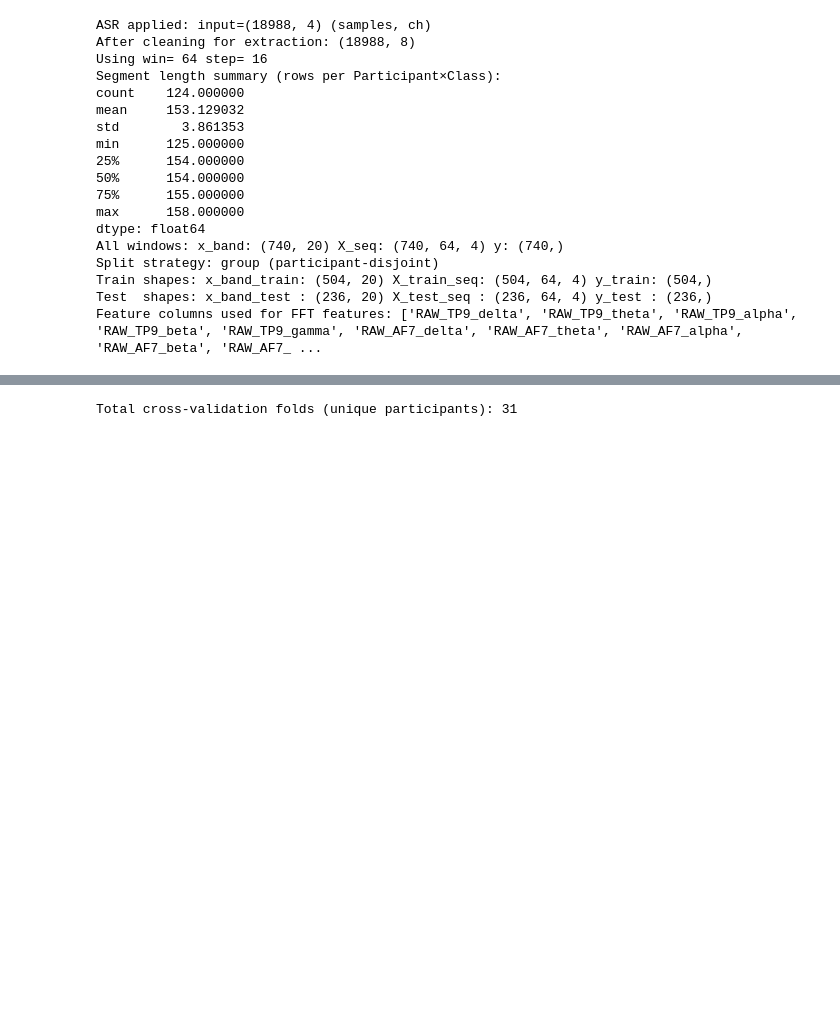
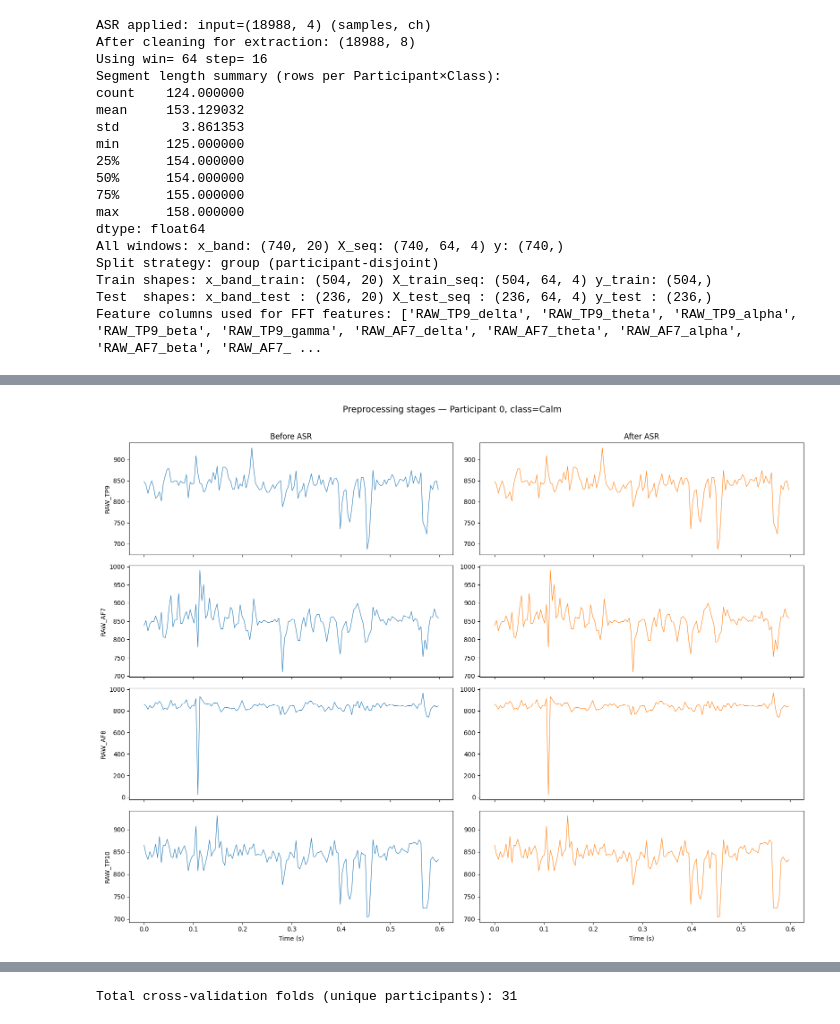
Before and after one commit to mushfique-tajwar/VR-EEG-Deep-Learning, a Jupyter notebook: code.ipynb, the cells around one changed output, grey strips where cells are left out. Cells and saved outputs as stored; diff of their text form; code cells hidden in the pictures; blank space fills up the shorter version.

Commit message:
Visualization

```diff
--- a/code.ipynb
+++ b/code.ipynb
@@ -672,0 +695,88 @@ Feature columns used for FFT features: ['RAW_TP9_delta', 'RAW_TP9_theta', 'RAW_T
+# %%
+# ── Capture intermediate preprocessing states on one example segment ──
+viz_pid, viz_cls = 0, 0
+g = csvfile[(csvfile['Participant_id'] == viz_pid) & (csvfile['Classification_id'] == viz_cls)]
+if g.empty:
+    g = csvfile.groupby(['Participant_id', 'Classification_id'], sort=False).first().reset_index()
+    viz_pid, viz_cls = int(g['Participant_id'].iloc[0]), int(g['Classification_id'].iloc[0])
+    g = csvfile[(csvfile['Participant_id'] == viz_pid) & (csvfile['Classification_id'] == viz_cls)]
+
+seg_raw = g[eeg_cols].replace('#NUM!', np.nan).apply(pd.to_numeric, errors='coerce')
+seg_clean = seg_raw.dropna().reset_index(drop=True)
+
+# ASR on this segment only (for visualization)
+raw_np = seg_clean.to_numpy(dtype=np.float64)
+if raw_np.shape[0] >= 2 * fs_hz:
+    try:
+        asr_viz = ASR(sfreq=fs_hz, cutoff=20, win_len=0.5)
+        cleaned_viz = asr_viz.fit_transform(raw_np.T).T
+    except Exception:
+        asr_viz = ASR(fs_hz)
+        cleaned_viz = asr_viz.fit_transform(raw_np)
+else:
+    cleaned_viz = raw_np.copy()
+
+emotion_lbl = id_to_emotion.get(viz_cls, str(viz_cls))
+t_sec = np.arange(len(seg_clean)) / fs_hz
+
+fig, axes = plt.subplots(4, 2, figsize=(16, 12), sharex='col')
+fig.suptitle(f'Preprocessing stages — Participant {viz_pid}, class={emotion_lbl}', fontsize=14, y=1.01)
+for i, ch in enumerate(eeg_cols):
+    axes[i, 0].plot(t_sec, seg_clean[ch], color='tab:blue', lw=0.8, label='After numeric clean')
+    axes[i, 0].set_ylabel(ch)
+    axes[i, 1].plot(t_sec, cleaned_viz[:, i], color='tab:orange', lw=0.8, label='After ASR')
+    if i == 0:
+        axes[i, 0].set_title('Before ASR')
+        axes[i, 1].set_title('After ASR')
+axes[-1, 0].set_xlabel('Time (s)')
+axes[-1, 1].set_xlabel('Time (s)')
+plt.tight_layout()
+plt.show()
+
+# Windowing illustration
+start = 0
+win_seg = cleaned_viz[start:start + win]
+fig, ax = plt.subplots(figsize=(12, 3))
+for i, ch in enumerate(eeg_cols):
+    ax.plot(np.arange(win) / fs_hz, win_seg[:, i], label=ch, alpha=0.85)
+ax.set_title(f'One sliding window (win={win}, step={step} samples)')
+ax.set_xlabel('Time within window (s)')
+ax.set_ylabel('Amplitude (µV)')
+ax.legend(ncol=4, loc='upper right')
+plt.tight_layout()
+plt.show()
+
+# FFT bandpower features for that window
+feats_viz = []
+feat_labels = []
+for ci in range(win_seg.shape[1]):
+    for bname, (fmin, fmax) in bands.items():
+        bp = bandpower_psd_welch(win_seg[:, ci], fs=fs_hz, fmin=fmin, fmax=fmax, nperseg=32)
+        feats_viz.append(np.log10(bp + 1e-8))
+        feat_labels.append(f'{eeg_cols[ci]}_{bname}')
+feats_viz = np.array(feats_viz)
+
+fig, ax = plt.subplots(figsize=(14, 4))
+ax.bar(range(len(feats_viz)), feats_viz, color='steelblue')
+ax.set_xticks(range(len(feats_viz)))
+ax.set_xticklabels(feat_labels, rotation=60, ha='right', fontsize=8)
+ax.set_ylabel('log10(bandpower)')
+ax.set_title('FFT bandpower feature vector for one window (20 features)')
+plt.tight_layout()
+plt.show()
+
+# Distribution: raw vs ASR (all data, subsampled for speed)
+sub_n = min(5000, len(clean_df))
+raw_all = csvfile[eeg_cols].replace('#NUM!', np.nan).apply(pd.to_numeric, errors='coerce').iloc[:sub_n]
+asr_all = clean_df[eeg_cols].iloc[:sub_n]
+fig, axes = plt.subplots(1, 2, figsize=(12, 4))
+axes[0].hist(raw_all.values.flatten(), bins=80, color='tab:blue', alpha=0.7, density=True)
+axes[0].set_title('Amplitude distribution — before ASR')
+axes[1].hist(asr_all.values.flatten(), bins=80, color='tab:orange', alpha=0.7, density=True)
+axes[1].set_title('Amplitude distribution — after ASR')
+for ax in axes:
+    ax.set_xlabel('µV')
+plt.tight_layout()
+plt.show()
+# %% [output]
+[figure, added]
```
Also changed, not shown: parts of 45 cells of this notebook, 1 other file.
